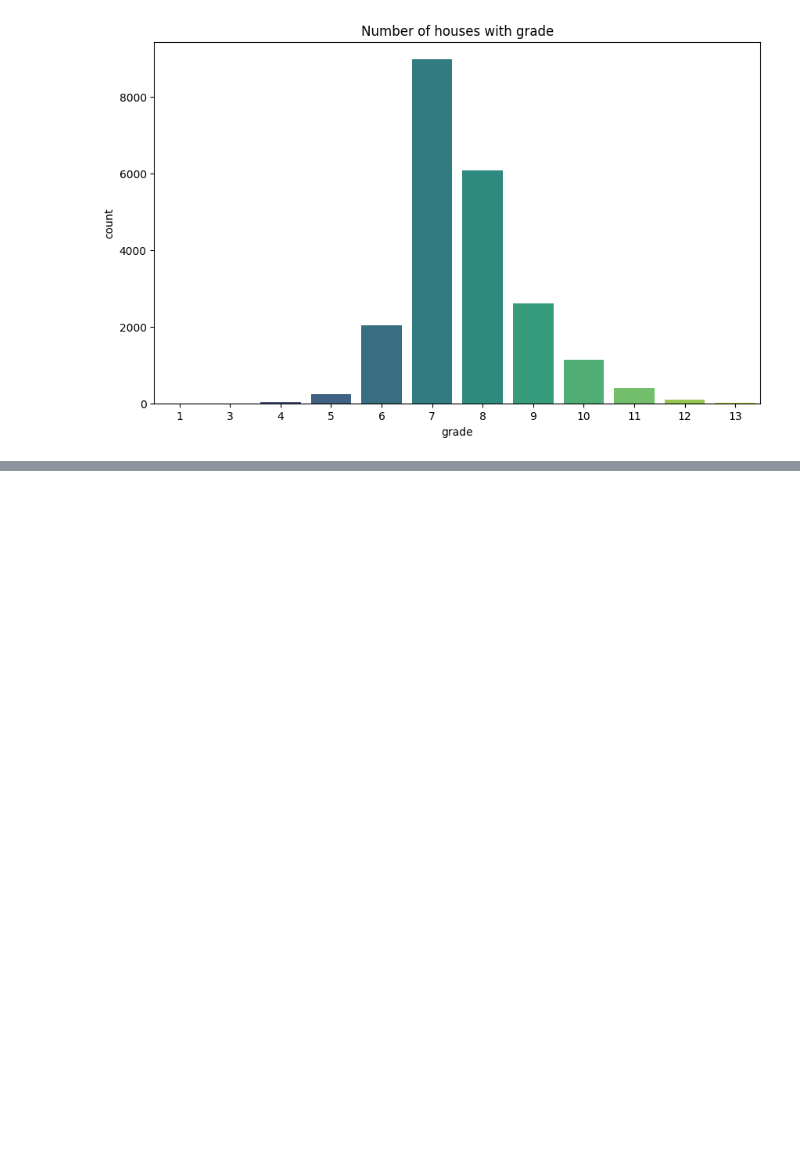
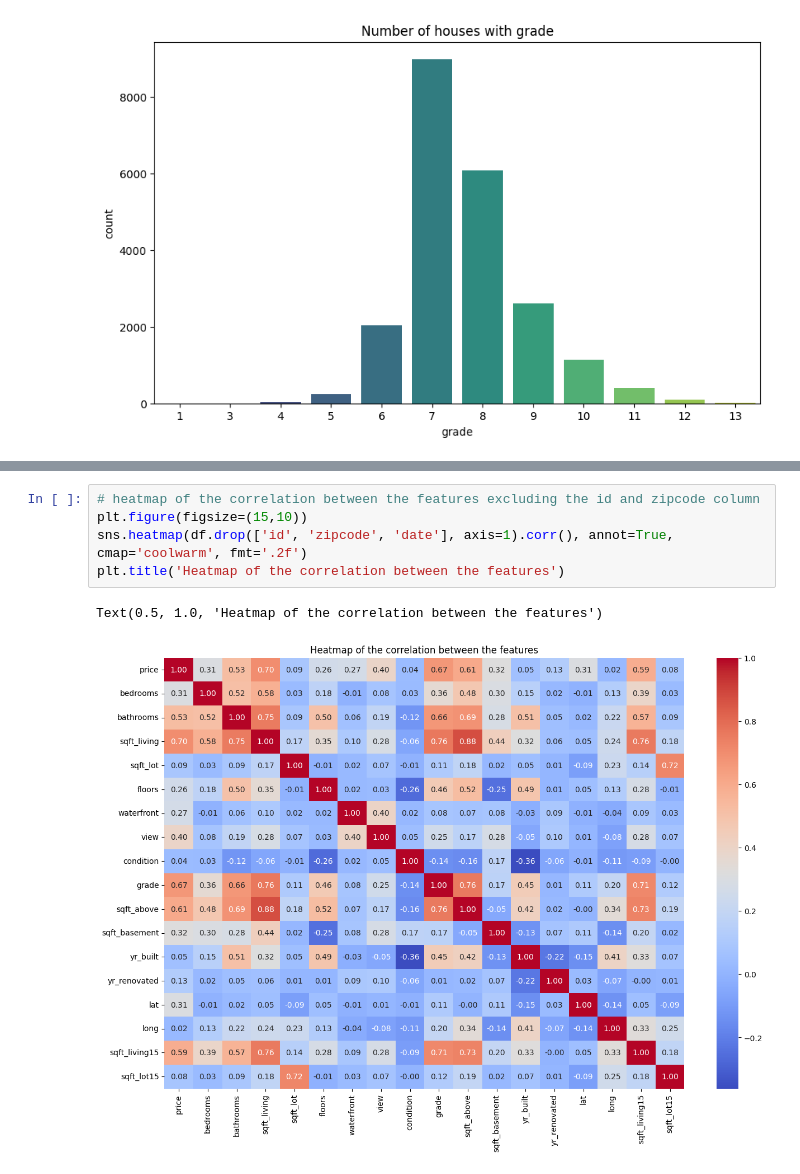
Before and after one commit to AnubhavYadavBCA25/House-Price-Prediction, a Jupyter notebook: notebooks/practice.ipynb, the cells around one changed output, grey strips where cells are left out. Cells and saved outputs as stored; diff of their text form; blank space fills up the shorter version.

```diff
--- a/notebooks/practice.ipynb
+++ b/notebooks/practice.ipynb
@@ -177,0 +212,8 @@ Text(0.5, 1.0, 'Price of houses over the years houses were renovated')
+# %%
+# heatmap of the correlation between the features excluding the id and zipcode column
+plt.figure(figsize=(15,10))
+sns.heatmap(df.drop(['id', 'zipcode', 'date'], axis=1).corr(), annot=True, cmap='coolwarm', fmt='.2f')
+plt.title('Heatmap of the correlation between the features')
+# %% [output]
+Text(0.5, 1.0, 'Heatmap of the correlation between the features')
+[figure, added]
```
Also changed, not shown: parts of 7 cells of this notebook, 1 other file.
